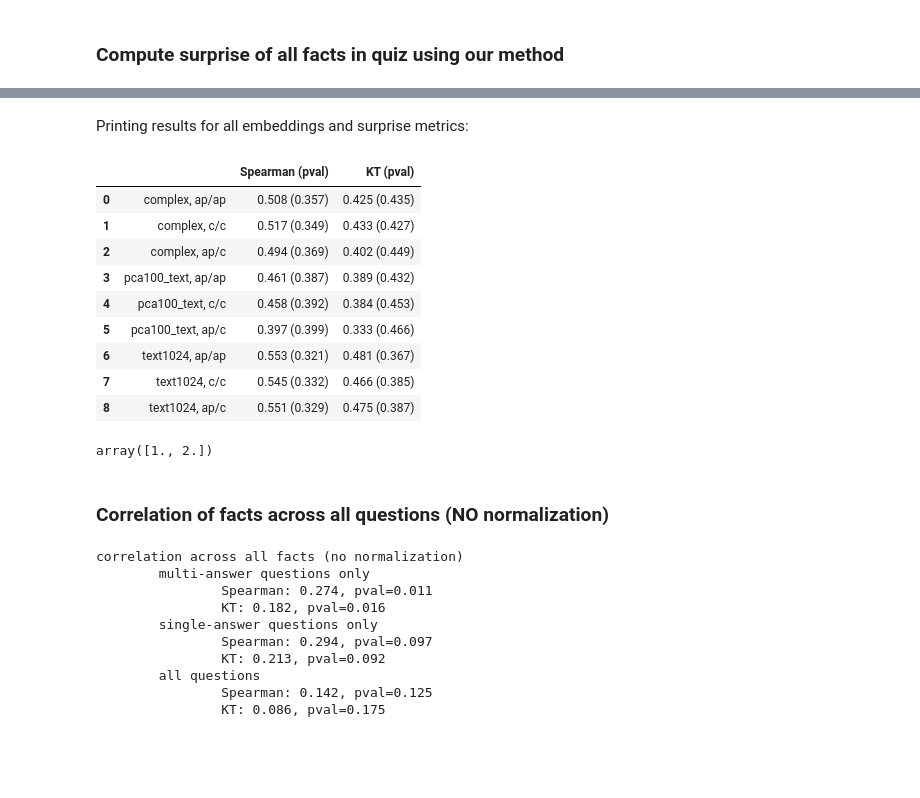
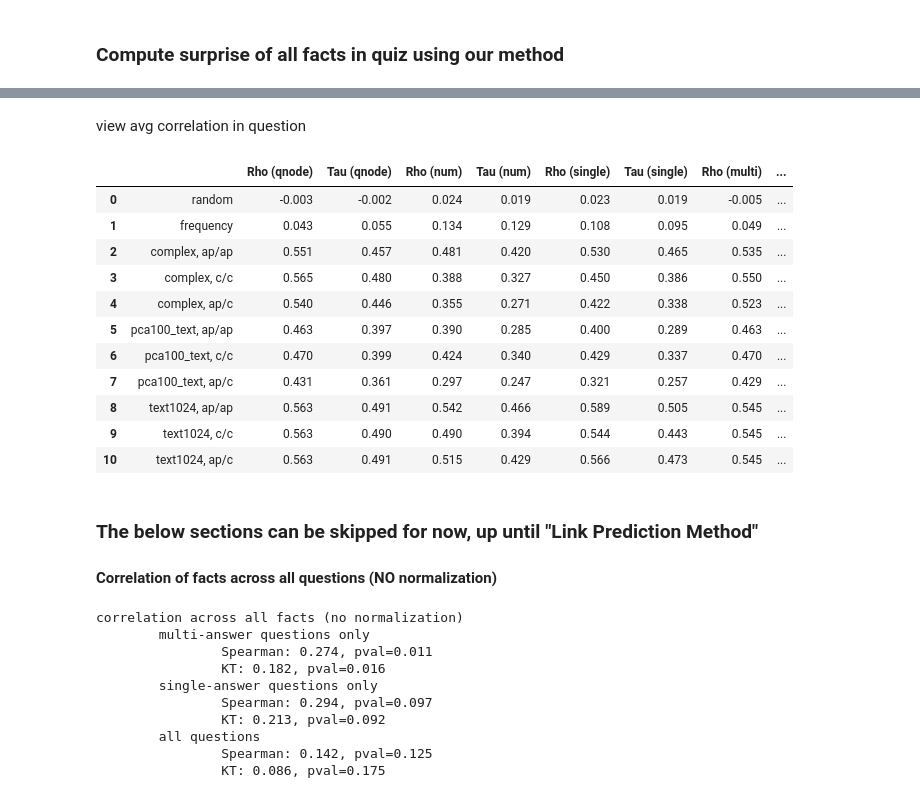
Before and after one commit to usc-isi-i2/surprising-facts, a Jupyter notebook: profile_surpise_classification_mc_task.ipynb, the cells around one changed output, grey strips where cells are left out. Drawn from its saved outputs; the diff is of its cells as text; code cells hidden in the pictures; blank space fills up the shorter version.

```diff
--- a/profile_surpise_classification_mc_task.ipynb
+++ b/profile_surpise_classification_mc_task.ipynb
@@ -1031,13 +603,0 @@ Let's take a look at what these results look like...
-# %%
-for q in sorted(questions, key=lambda q: q["spearman"][emb_name][surprise_metric]):
-    answers = list(q["pred_counts"].keys())
-    ans_surprise_gts = [max_count - count for count in q["pred_counts"].values()]
-    ans_surprise_preds = [q["ans_to_surprise_metrics_dict"][ans][emb_name][surprise_metric] for ans in answers]
-    gt_order = np.argsort(ans_surprise_gts)
-    rows = [
-        [""] + [answers[i] for i in gt_order],
-        ["gt surprise"] + [str(ans_surprise_gts[i]) for i in gt_order],
-        ["pred surprise"] + [f"{ans_surprise_preds[i]:.2f}" for i in gt_order],
-    ]
-    display(pd.DataFrame(rows[1:], columns=rows[0]))
-    print(f"spearman r: {q['spearman'][emb_name][surprise_metric]}")
@@ -1070,39 +604,34 @@ spearman r: 0.39999999999999997
-# %% [markdown]
-Printing results for all embeddings and surprise metrics:
-# %%
-surprise_metric_abbrevs = {'distance(avg pairwise)/dispersion(avg pairwise)': "ap/ap",
-                           'distance(centroid)/dispersion(centroid)': "c/c",
-                           'distance(avg pairwise)/dispersion(centroid)': "ap/c"
-                          }
-header = ["", "Spearman (pval)", "KT (pval)"]
-rows = []
-for emb_name in emb_names:
-    for surprise_metric in surprise_metrics:
-        r, r_pval = np.mean([q['spearman'][emb_name][surprise_metric] for q in questions], axis=0)
-        t, t_pval = np.mean([q['kendalltau'][emb_name][surprise_metric] for q in questions], axis=0)
-        rows.append([f"{emb_name}, {surprise_metric_abbrevs[surprise_metric]}",
-                     f"{r:.3f} ({r_pval:.3f})",
-                     f"{t:.3f} ({t_pval:.3f})",
-                    ])
-df = pd.DataFrame(rows, columns=header)
-display(df)
-# %% [output]
-|  |  | Spearman (pval) | KT (pval) |
-| 0 | complex, ap/ap | 0.508 (0.357) | 0.425 (0.435) |
-| 1 | complex, c/c | 0.517 (0.349) | 0.433 (0.427) |
-| 2 | complex, ap/c | 0.494 (0.369) | 0.402 (0.449) |
-| 3 | pca100_text, ap/ap | 0.461 (0.387) | 0.389 (0.432) |
-| 4 | pca100_text, c/c | 0.458 (0.392) | 0.384 (0.453) |
-| 5 | pca100_text, ap/c | 0.397 (0.399) | 0.333 (0.466) |
-| 6 | text1024, ap/ap | 0.553 (0.321) | 0.481 (0.367) |
-| 7 | text1024, c/c | 0.545 (0.332) | 0.466 (0.385) |
-| 8 | text1024, ap/c | 0.551 (0.329) | 0.475 (0.387) |
-# %%
-np.mean([(0,1),(2,3)], axis=0)
-# %% [output]
-array([1., 2.])
+# %% [markdown]
+view avg correlation in question
+# %%
+rows = []
+for method_name in questions[0]["method_spearman"]:
+    row = [method_name]
+    for question_subset in question_subsets.values():
+        r = np.mean([q["method_spearman"][method_name] for q in question_subset])
+        t = np.mean([q["method_kendalltau"][method_name] for q in question_subset])
+        row.append(f"{r:.3f}")
+        row.append(f"{t:.3f}")
+    rows.append(row)
+
+df = pd.DataFrame(rows, columns=header)
+display(df)
+# %% [output]
+|  |  | Rho (qnode) | Tau (qnode) | Rho (num) | Tau (num) | Rho (single) | Tau (single) | Rho (multi) | ... |
+| 0 | random | -0.003 | -0.002 | 0.024 | 0.019 | 0.023 | 0.019 | -0.005 | ... |
+| 1 | frequency | 0.043 | 0.055 | 0.134 | 0.129 | 0.108 | 0.095 | 0.049 | ... |
+| 2 | complex, ap/ap | 0.551 | 0.457 | 0.481 | 0.420 | 0.530 | 0.465 | 0.535 | ... |
+| 3 | complex, c/c | 0.565 | 0.480 | 0.388 | 0.327 | 0.450 | 0.386 | 0.550 | ... |
+| 4 | complex, ap/c | 0.540 | 0.446 | 0.355 | 0.271 | 0.422 | 0.338 | 0.523 | ... |
+| 5 | pca100_text, ap/ap | 0.463 | 0.397 | 0.390 | 0.285 | 0.400 | 0.289 | 0.463 | ... |
+| 6 | pca100_text, c/c | 0.470 | 0.399 | 0.424 | 0.340 | 0.429 | 0.337 | 0.470 | ... |
+| 7 | pca100_text, ap/c | 0.431 | 0.361 | 0.297 | 0.247 | 0.321 | 0.257 | 0.429 | ... |
+| 8 | text1024, ap/ap | 0.563 | 0.491 | 0.542 | 0.466 | 0.589 | 0.505 | 0.545 | ... |
+| 9 | text1024, c/c | 0.563 | 0.490 | 0.490 | 0.394 | 0.544 | 0.443 | 0.545 | ... |
+| 10 | text1024, ap/c | 0.563 | 0.491 | 0.515 | 0.429 | 0.566 | 0.473 | 0.545 | ... |
 # %% [markdown]
-### Correlation of facts across all questions (NO normalization)
+### The below sections can be skipped for now, up until "Link Prediction Method"
+#### Correlation of facts across all questions (NO normalization)
 # %%
 max_count = 26 # 26 test takers
 emb_name = 'text1024'
```
Also changed, not shown: parts of 90 cells of this notebook.
